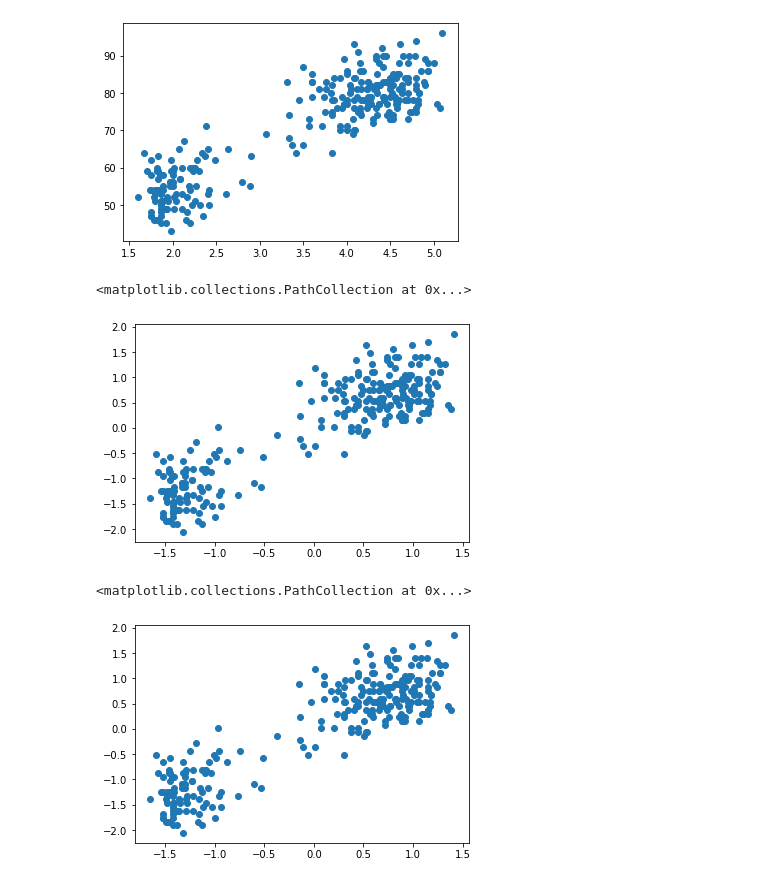
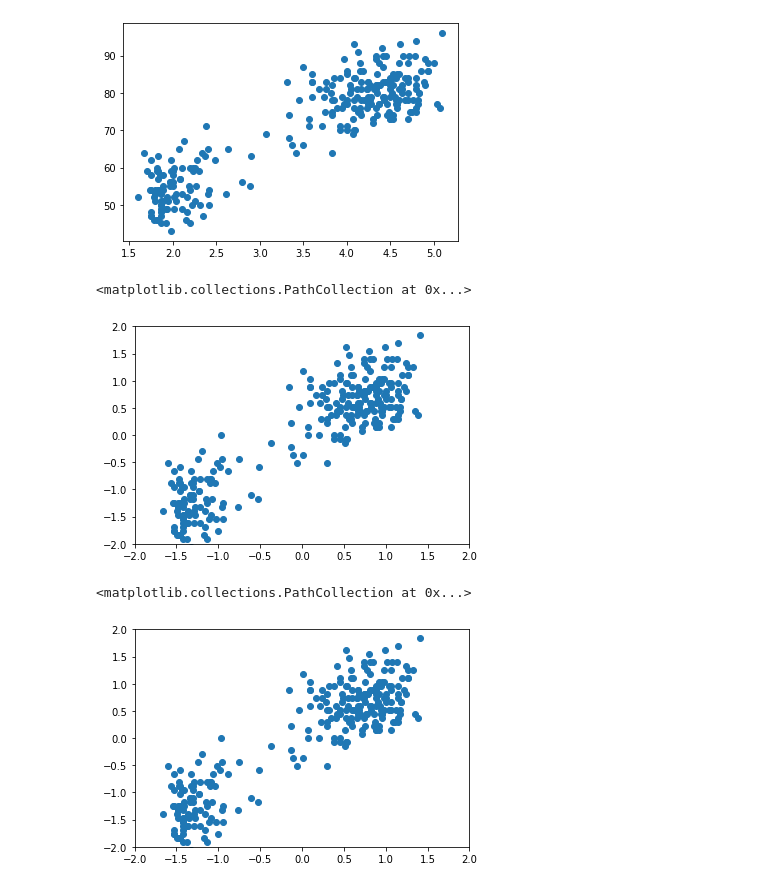
Before and after one commit to AnkitDimri/Machine-Learning, a Jupyter notebook: k-means clustering.ipynb, the cells around one changed output. Cells and saved outputs as stored; diff of their text form; code cells hidden in the pictures.

```diff
--- a/k-means clustering.ipynb
+++ b/k-means clustering.ipynb
@@ -32,20 +41,24 @@ plt.scatter (df ["eruptions"], df ["waiting"])
 # %%
 # Standardizing the data using library sklearn for comparison
 scaler = StandardScaler()
 data_scaled = pd.DataFrame (scaler.fit_transform(df))
+plt.xlim ((-2, 2))
+plt.ylim ((-2, 2))
 plt.scatter (data_scaled [0], data_scaled [1])
 # %% [output]
 <matplotlib.collections.PathCollection at 0x...>
-[figure, old version]
+[figure, new version]
 # %%
 # Standardizing the data using formulae which will be used for K means clustering
 df_norm = (df - np.mean (df))
 df_norm ["eruptions"] = df_norm ["eruptions"] / np.std (df_norm ["eruptions"])
 df_norm ["waiting"] = df_norm ["waiting"] / np.std (df_norm ["waiting"])
+plt.xlim ((-2, 2))
+plt.ylim ((-2, 2))
 plt.scatter (df_norm ["eruptions"], df_norm ["waiting"])
 # %% [output]
 <matplotlib.collections.PathCollection at 0x...>
-[figure, old version]
+[figure, new version]
 # %%
 # To compute Eulerian distance between the two points
 def distance (p1, p2):
```
Also changed, not shown: parts of 3 cells of this notebook.
